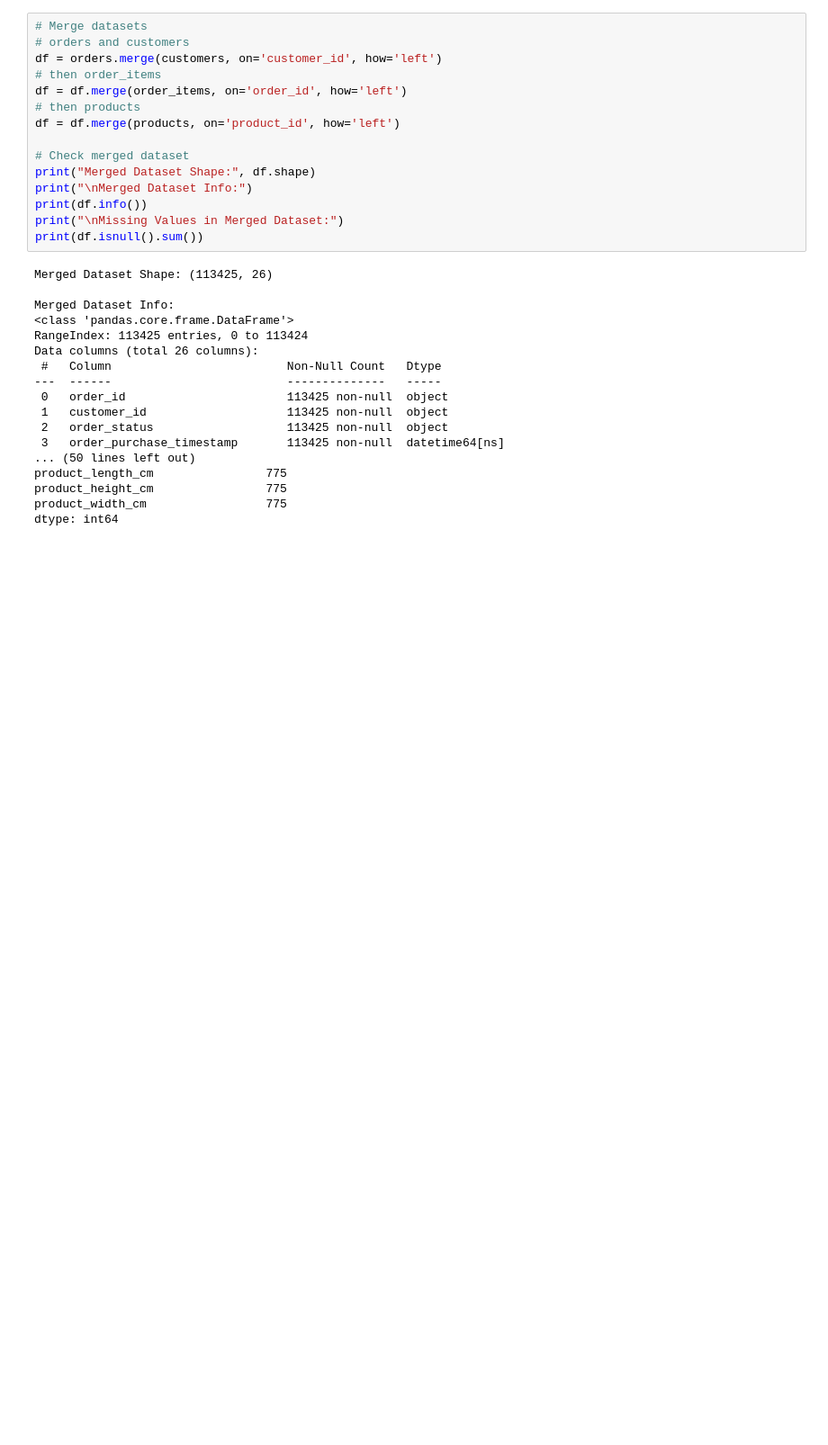
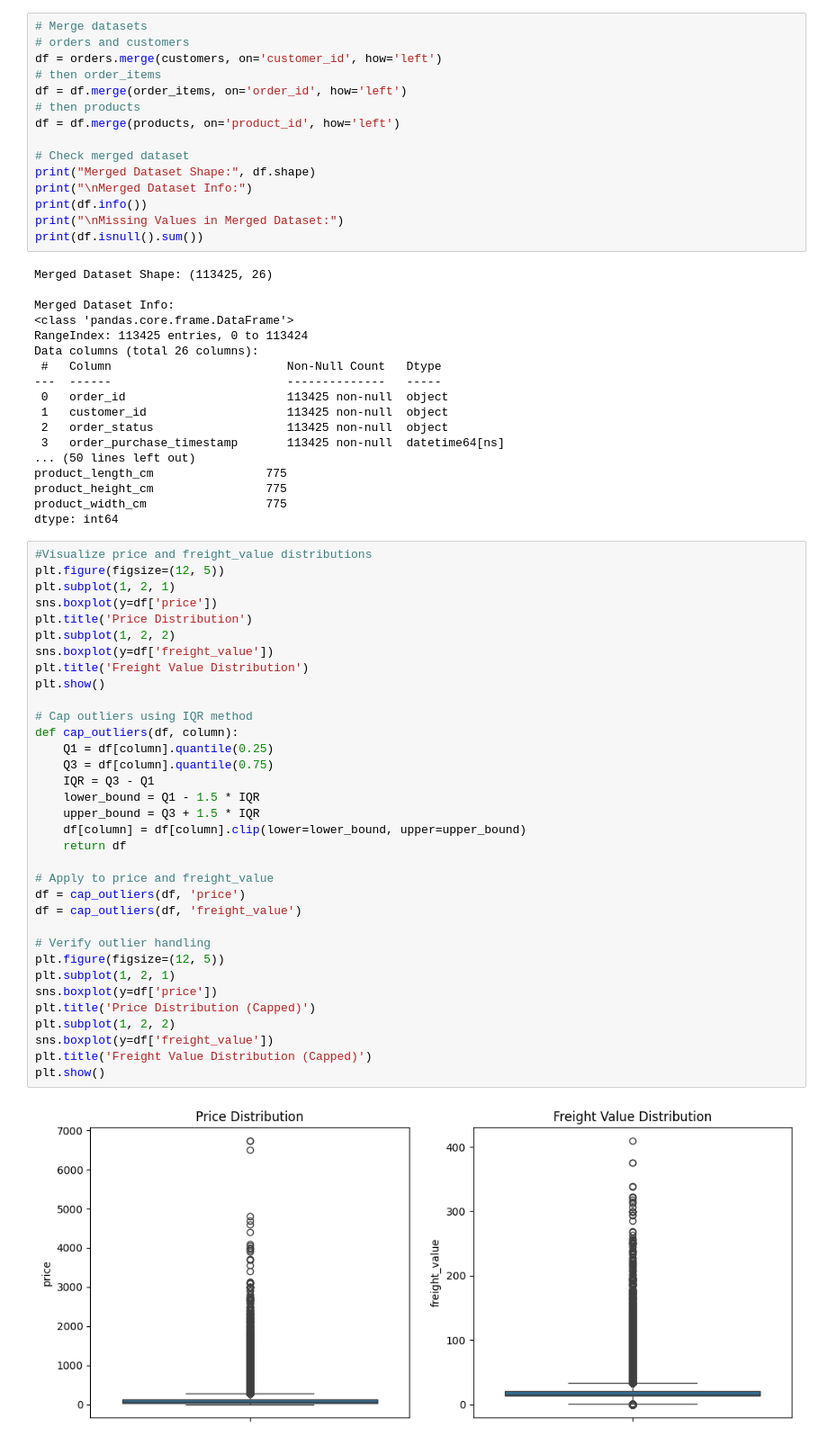
Before and after one commit to Darrell-Bailey/ecommerce-sales-analysis, a Jupyter notebook: notebooks/data_cleaning.ipynb, the cells around one changed output. Shown at 90% size. Drawn from its saved outputs; the diff is of its cells as text; blank space fills up the shorter version.

Commit message:
Handle outliers in price and freight_value using IQR method

```diff
--- a/notebooks/data_cleaning.ipynb
+++ b/notebooks/data_cleaning.ipynb
@@ -194,3 +194,39 @@ product_length_cm                775
 product_height_cm                775
 product_width_cm                 775
 dtype: int64
+# %%
+#Visualize price and freight_value distributions
+plt.figure(figsize=(12, 5))
+plt.subplot(1, 2, 1)
+sns.boxplot(y=df['price'])
+plt.title('Price Distribution')
+plt.subplot(1, 2, 2)
+sns.boxplot(y=df['freight_value'])
+plt.title('Freight Value Distribution')
+plt.show()
+
+# Cap outliers using IQR method
+def cap_outliers(df, column):
+    Q1 = df[column].quantile(0.25)
+    Q3 = df[column].quantile(0.75)
+    IQR = Q3 - Q1
+    lower_bound = Q1 - 1.5 * IQR
+    upper_bound = Q3 + 1.5 * IQR
+    df[column] = df[column].clip(lower=lower_bound, upper=upper_bound)
+    return df
+
+# Apply to price and freight_value
+df = cap_outliers(df, 'price')
+df = cap_outliers(df, 'freight_value')
+
+# Verify outlier handling
+plt.figure(figsize=(12, 5))
+plt.subplot(1, 2, 1)
+sns.boxplot(y=df['price'])
+plt.title('Price Distribution (Capped)')
+plt.subplot(1, 2, 2)
+sns.boxplot(y=df['freight_value'])
+plt.title('Freight Value Distribution (Capped)')
+plt.show()
+# %% [output]
+[figure, added]
```
Also changed, not shown: parts of 1 cell of this notebook.
